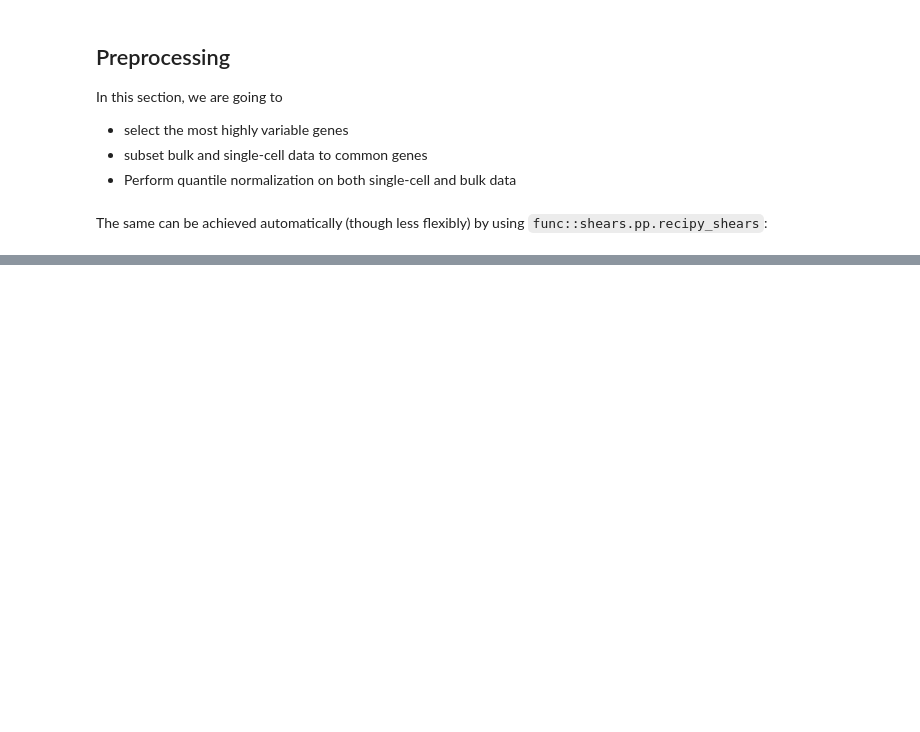
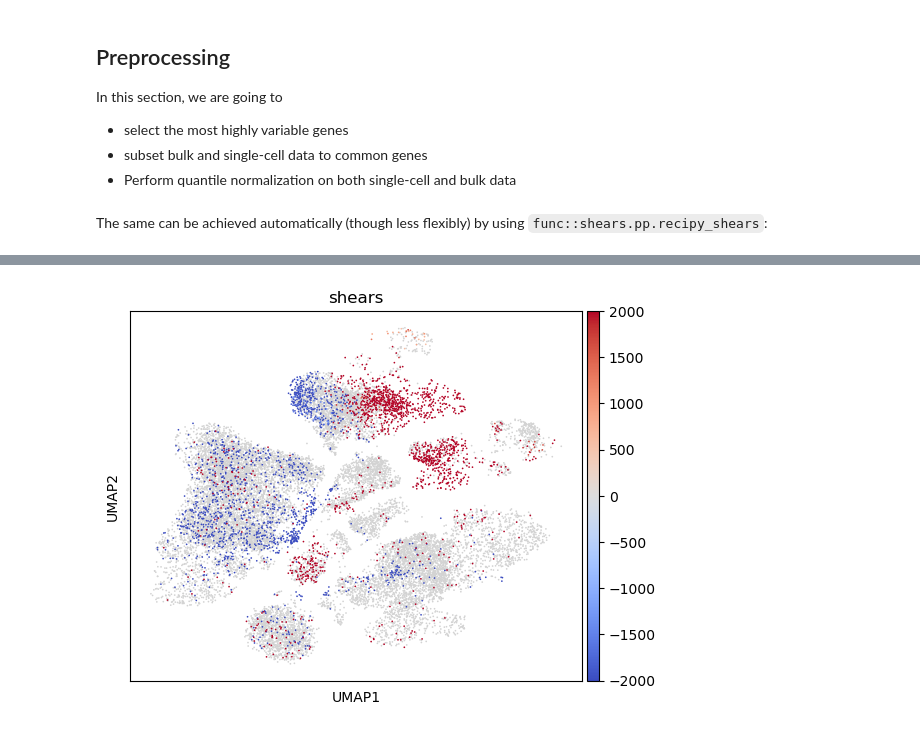
Before and after one commit to vjmarteau/shears, a Jupyter notebook: docs/notebooks/tutorial.ipynb, the cells around one changed output, grey strips where cells are left out. Cells and saved outputs as stored; diff of their text form; code cells hidden in the pictures; blank space fills up the shorter version.

Commit message:
Basic implementation of shears

```diff
--- a/docs/notebooks/tutorial.ipynb
+++ b/docs/notebooks/tutorial.ipynb
@@ -57,0 +112,9 @@ adata_sc, adata_tcga = sh.pp.recipe_shears(adata_sc_bk, adata_tcga_bk)
+# %%
+res = sh.tl.shears(adata_sc, adata_tcga, dep_var="C(tp53_mutation)", covariate_str=" + C(type) + C(tumor_stage_ajcc) + age_at_diagnosis", n_jobs=32)
+# %%
+adata_sc.obs["shears"] = res["coef"]
+adata_sc.obs.loc[res["pvalue"] > 0.001, "shears"] = np.nan
+# %%
+sc.pl.umap(adata_sc, color="shears", cmap="coolwarm", vmin=-2000, vmax=2000)
+# %% [output]
+[figure, added]
```
Also changed, not shown: parts of 8 cells of this notebook, 3 other files.
